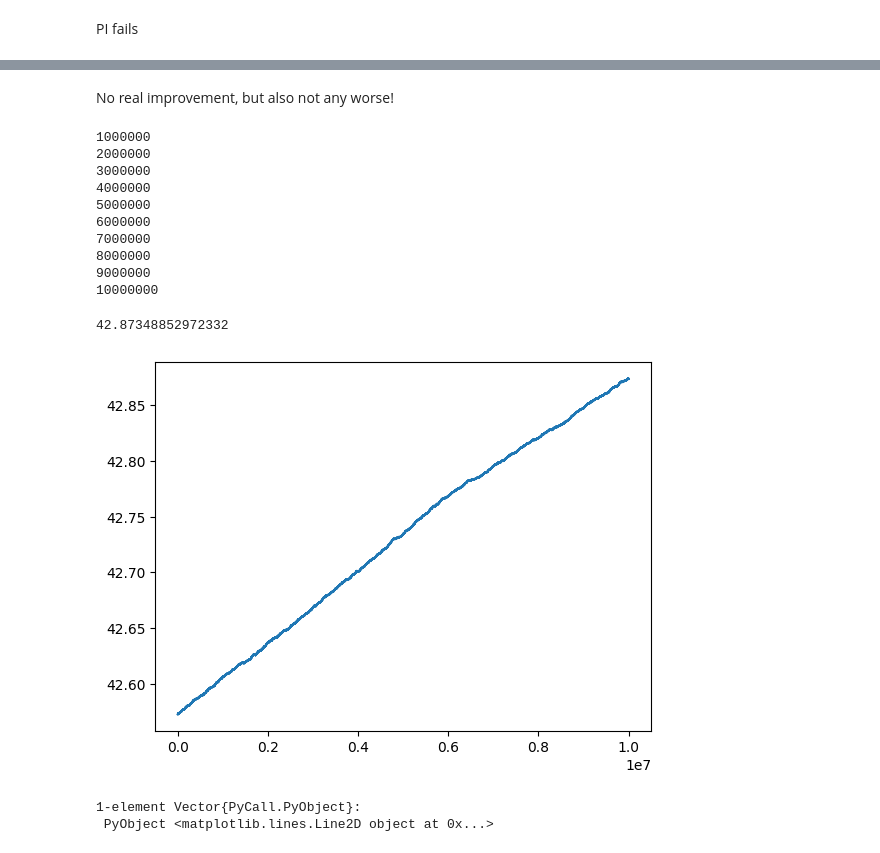
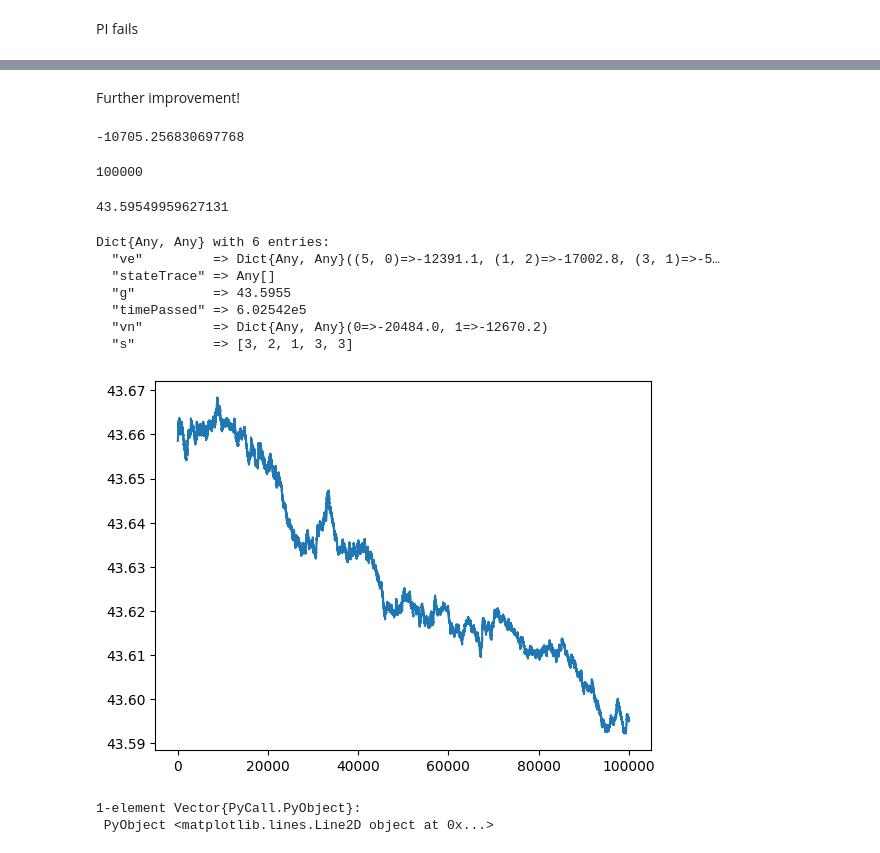
Before and after one commit to fairleyl/PhD-Code, a Jupyter notebook: Problem-Suite-Experiments.ipynb, the cells around one changed output, grey strips where cells are left out. Saved outputs shown, nothing was run; the diff lists cells and outputs as text; code cells hidden in the pictures.

```diff
--- a/Problem-Suite-Experiments.ipynb
+++ b/Problem-Suite-Experiments.ipynb
@@ -5108,12 +5108,11 @@ updateVFA! (generic function with 1 method)
 # - constant: uses stepsize b
 #c is used for calculating epsilon = c/(c + n)
 #d is used for the stepsize of g
-function smarviNewVFA_ST(N,alpha_d, alpha_r, beta, tau, c0, c1, r, nMax, b, c, d; s = [1 for i in 1:N], vfaProvided = false, ve = Dict(), vn = Dict(), g = 0.0, timePassed = 0.0, printProgress = false, modCounter = 100000)
+function smarviNewVFA_ST(N,alpha_d, alpha_r, beta, tau, c0, c1, r, nMax, b, c, d; s = [1 for i in 1:N], stateTrace = [], vfaProvided = false, ve = Dict(), vn = Dict(), g = 0.0, timePassed = 0.0, printProgress = false, modCounter = 100000)
     #initialise
     s0 = [1 for i in 1:N]
     s3 = [3 for i in 1:N]
     gs = [g]
-    stateTrace = []
 
     #initialise ve and vn tables if needed
     if !vfaProvided
@@ -6066,3 +6062,3 @@ f = serialize("resultVI2.dat", resultVI2)
 # %%
-resultVI2 = deserialize("resultVI2.dat")
+resultVI2_S = deserialize("resultVI2.dat")
 # %% [output]
@@ -6139,24 +6136,25 @@ PyPlot.plot(gsVI2[2][start:finish])
 1-element Vector{PyCall.PyObject}:
  PyObject <matplotlib.lines.Line2D object at 0x...>
 # %% [markdown]
-No real improvement, but also not any worse!
+Further improvement!
 # %%
-nMax = 10000000
-veVI2 = resultVI2[1]
-vnVI2 = resultVI2[2]
-gVI2 = resultVI2[3]
-resultVI3 = smarviNewVFA_ST(N,alpha_d, alpha_r, beta, tau, c0, c1, r, nMax, 0.001, 0.0, 1.0; s = resultVI2[8], g = gVI2, timePassed = resultVI2[7], startingVFAGiven = true, ve = veVI2, vn = vnVI2, stepsizeType = "constant", printProgress = true, modCounter = 1000000)
-resultVI3[3]
+veVI2 = copy(resultVI2_S["ve"])
+vnVI2 = copy(resultVI2_S["vn"])
+gVI2 = copy(resultVI2_S["g"])
+sVI2 = copy(resultVI2_S["s"])
+stVI2 = copy(resultVI2_S["stateTrace"])
+tpVI2 = copy(resultVI2_S["timePassed"])
+
+s0 = [1 for i in 1:N]
+flows0 = calculateFlows(s0,N,alpha_d, alpha_r, beta, tau, c0, c1, r)[1]
+normaliseVFA!(veVI2, vnVI2, subStates(s0, N, flows0))
 # %% [output]
-1000000
-2000000
-3000000
-4000000
-5000000
-6000000
-7000000
-8000000
-9000000
-10000000
+-10705.256830697768
-42.87348852972332
+# %%
+nMax = 100000
+resultVI3 = smarviNewVFA_ST(N,alpha_d, alpha_r, beta, tau, c0, c1, r, nMax, 0.1, 0.0, 0.1; s = sVI2, stateTrace = stVI2, g = gVI2, timePassed = tpVI2, vfaProvided = true, ve = veVI2, vn = vnVI2, printProgress = true, modCounter = 100000)
+resultVI3[1]["g"]
+# %% [output]
+100000
+43.59549959627131
 # %%
@@ -6164,10 +6162,20 @@ f = serialize("resultVI3.dat", resultVI3)
+# %%
+resultVI3_S = deserialize("resultVI3.dat")
+# %% [output]
+Dict{Any, Any} with 6 entries:
+  "ve"         => Dict{Any, Any}((5, 0)=>-12391.1, (1, 2)=>-17002.8, (3, 1)=>-5…
+  "stateTrace" => Any[]
+  "g"          => 43.5955
+  "timePassed" => 6.02542e5
+  "vn"         => Dict{Any, Any}(0=>-20484.0, 1=>-12670.2)
+  "s"          => [3, 2, 1, 3, 3]
 # %%
 start = floor(Int64, nMax/10)
 start = 1
 finish = nMax
-PyPlot.plot(start:finish,resultVI3[4][start:finish])
+PyPlot.plot(start:finish,resultVI3[2]["g"][start:finish])
 # %% [output]
-[figure, old version]
+[figure, new version]
 1-element Vector{PyCall.PyObject}:
  PyObject <matplotlib.lines.Line2D object at 0x...>
 # %%
```
Also changed, not shown: parts of 62 cells of this notebook, 7 other files.
